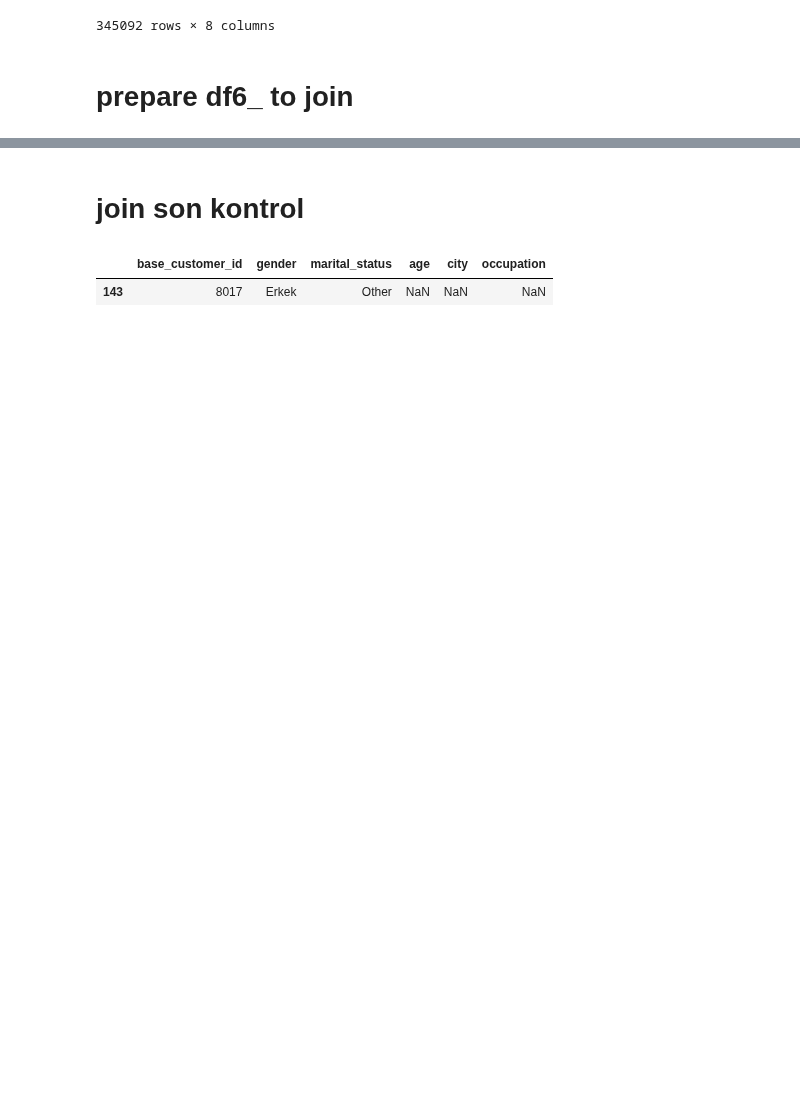
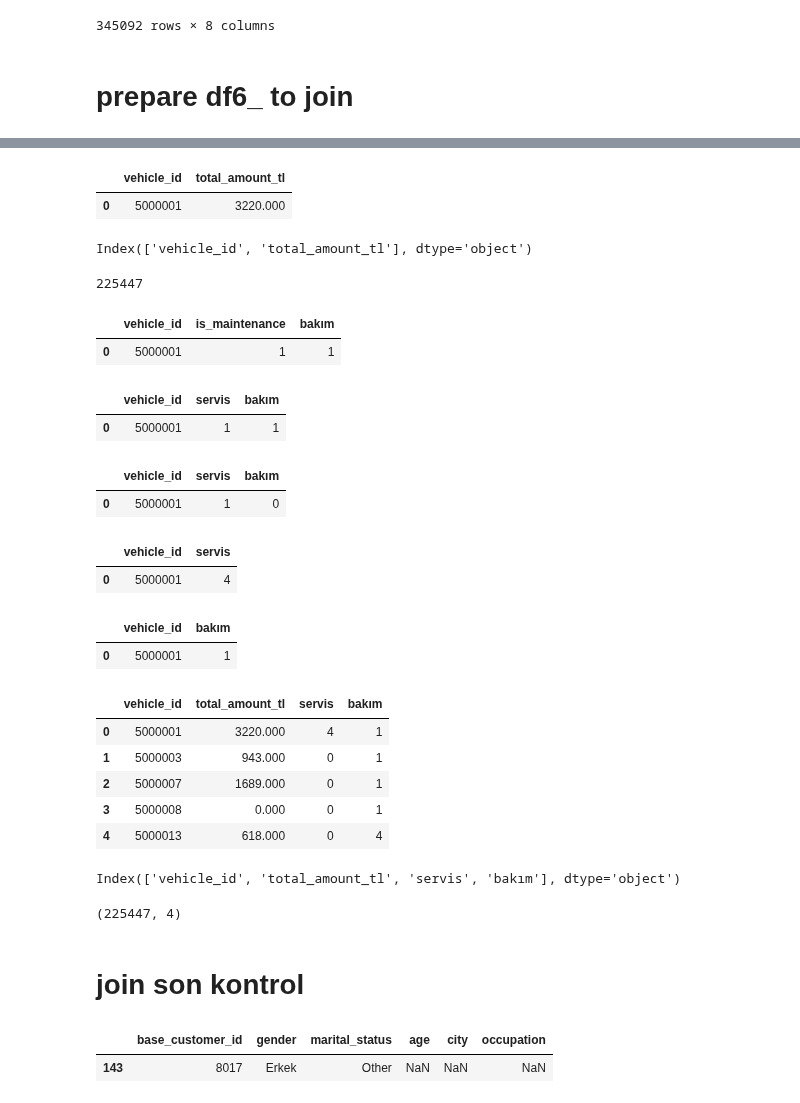
Before and after one commit to KdrDrn/04_PROJECTS, a Jupyter notebook: 16_Doğuş_Datathon_Otomotiv/Dogus_Customer_Segmentation_v02.ipynb, the cells around one changed output, grey strips where cells are left out. Drawn from its saved outputs; the diff is of its cells as text; code cells hidden in the pictures; blank space fills up the shorter version.

```diff
--- a/16_Doğuş_Datathon_Otomotiv/Dogus_Customer_Segmentation_v02.ipynb
+++ b/16_Doğuş_Datathon_Otomotiv/Dogus_Customer_Segmentation_v02.ipynb
@@ -1517,0 +1554,13 @@ df05_
+# %%
+df6_total_amount.head(1)
+# %% [output]
+|  | vehicle_id | total_amount_tl |
+| 0 | 5000001 | 3220.000 |
+# %%
+df6_total_amount.columns
+# %% [output]
+Index(['vehicle_id', 'total_amount_tl'], dtype='object')
+# %%
+len(df6_total_amount)
+# %% [output]
+225447
@@ -1517,0 +1571,5 @@ df05_
+# %%
+df6_is_maintenance.head(1)
+# %% [output]
+|  | vehicle_id | is_maintenance | bakım |
+| 0 | 5000001 | 1 | 1 |
@@ -1517,0 +1578,5 @@ df05_
+# %%
+df6_is_maintenance.head(1)
+# %% [output]
+|  | vehicle_id | servis | bakım |
+| 0 | 5000001 | 1 | 1 |
@@ -1517,0 +1589,5 @@ df05_
+# %%
+df6_is_maintenance.head(1)
+# %% [output]
+|  | vehicle_id | servis | bakım |
+| 0 | 5000001 | 1 | 0 |
@@ -1518,3 +1598,38 @@ df05_
+# %%
+df6_servis.head(1)
+# %% [output]
+|  | vehicle_id | servis |
+| 0 | 5000001 | 4 |
+# %%
+df6_bakım = pd.DataFrame(df6_is_maintenance.groupby("vehicle_id")["bakım"].sum())
+# %%
+df6_bakım.reset_index(inplace=True)
+# %%
+df6_bakım.head(1)
+# %% [output]
+|  | vehicle_id | bakım |
+| 0 | 5000001 | 1 |
+# %%
+df6_ = df6_total_amount.merge(df6_servis, on = "vehicle_id", how = "left")
+# %%
+df6_ = df6_.merge(df6_bakım, on = "vehicle_id", how = "left")
+# %%
+df6_.head()
+# %% [output]
+|  | vehicle_id | total_amount_tl | servis | bakım |
+| 0 | 5000001 | 3220.000 | 4 | 1 |
+| 1 | 5000003 | 943.000 | 0 | 1 |
+| 2 | 5000007 | 1689.000 | 0 | 1 |
+| 3 | 5000008 | 0.000 | 0 | 1 |
+| 4 | 5000013 | 618.000 | 0 | 4 |
+# %%
+df6_.columns
+# %% [output]
+Index(['vehicle_id', 'total_amount_tl', 'servis', 'bakım'], dtype='object')
+# %%
+df6_.shape
+# %% [output]
+(225447, 4)
 # %% [markdown]
 # join son kontrol
 # %%
```
Also changed, not shown: parts of 164 cells of this notebook.
